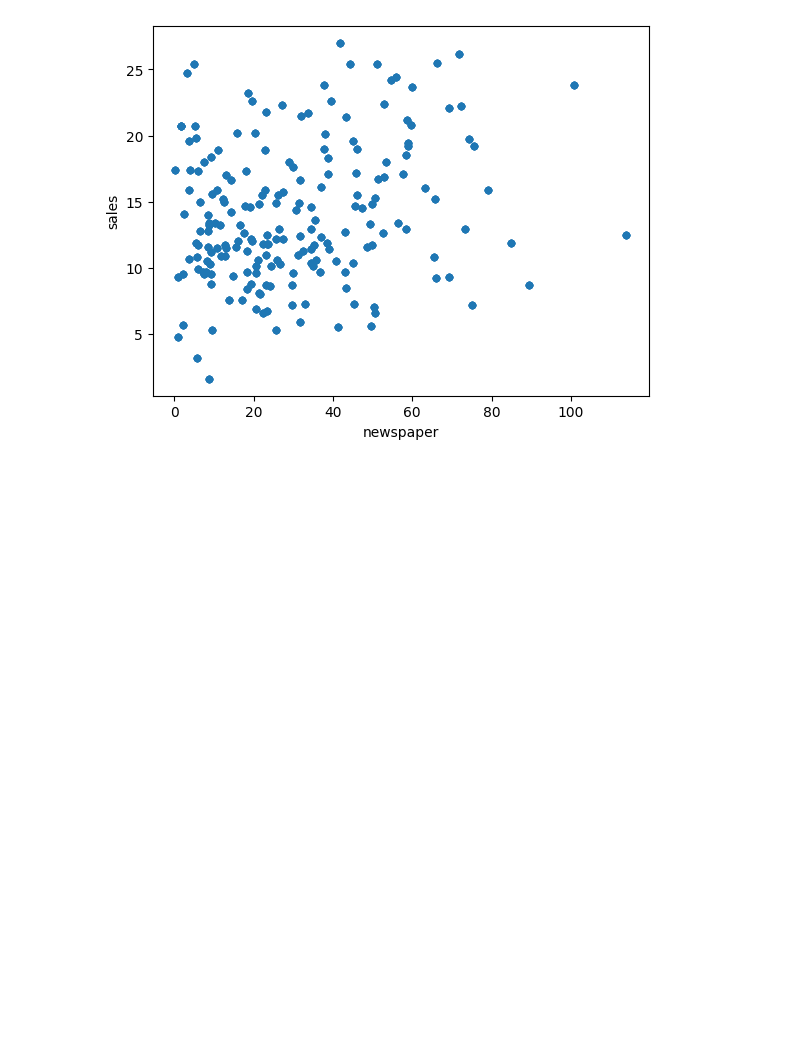
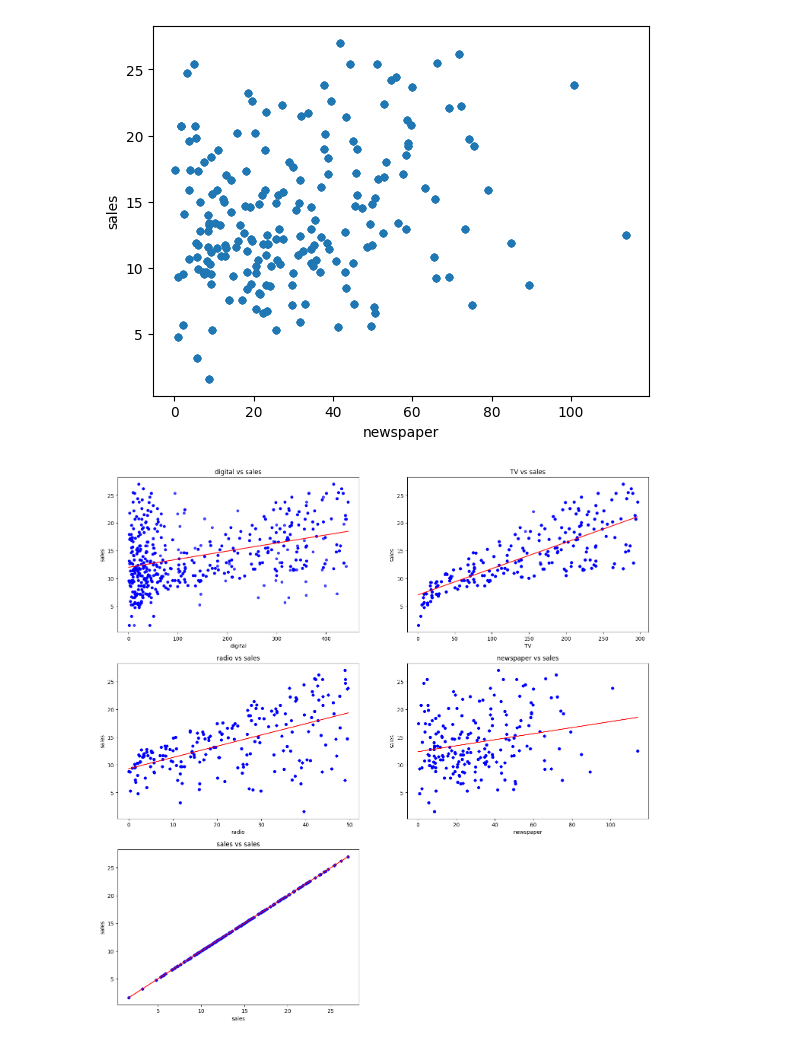
Before and after one commit to Capaquira/projectsLivreLow-code, a Jupyter notebook: MarketingProject.ipynb, the cells around one changed output. Cells and saved outputs as stored; diff of their text form; code cells hidden in the pictures; blank space fills up the shorter version.

Commit message:
Se automatizó el número de columnas y se personalizó el estilo de los scatter plots (color y marcadores)

```diff
--- a/MarketingProject.ipynb
+++ b/MarketingProject.ipynb
@@ -76,3 +76,26 @@ advertising_df.plot(kind='scatter',x='newspaper',y='sales')
 [figure]
 [figure]
 [figure]
+# %%
+# Loop for plotting
+plt.figure(figsize=(18, 18))
+
+for i, col in enumerate(advertising_df.columns[1:len(advertising_df.columns)]):
+  plt.subplot(3, 2, i+1) # filas, columnas
+
+  x = advertising_df[col]
+  y = advertising_df['sales']
+
+  plt.scatter(x, y,
+              c='blue',
+              s=20,
+              marker='o',
+              alpha=0.7)
+
+  # Linea de regresion
+  plt.plot(np.unique(x),np.poly1d(np.polyfit(x, y, 1))(np.unique(x)),color='red')
+  plt.xlabel(col)
+  plt.ylabel('sales')
+  plt.title(f'{col} vs sales')
+# %% [output]
+[figure, added]
```
